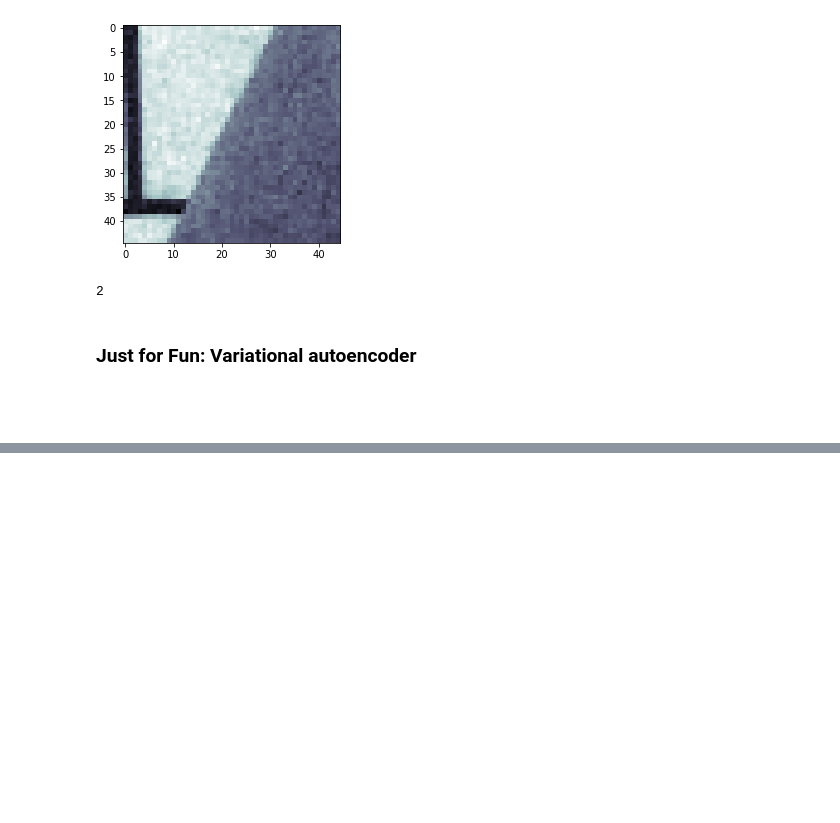
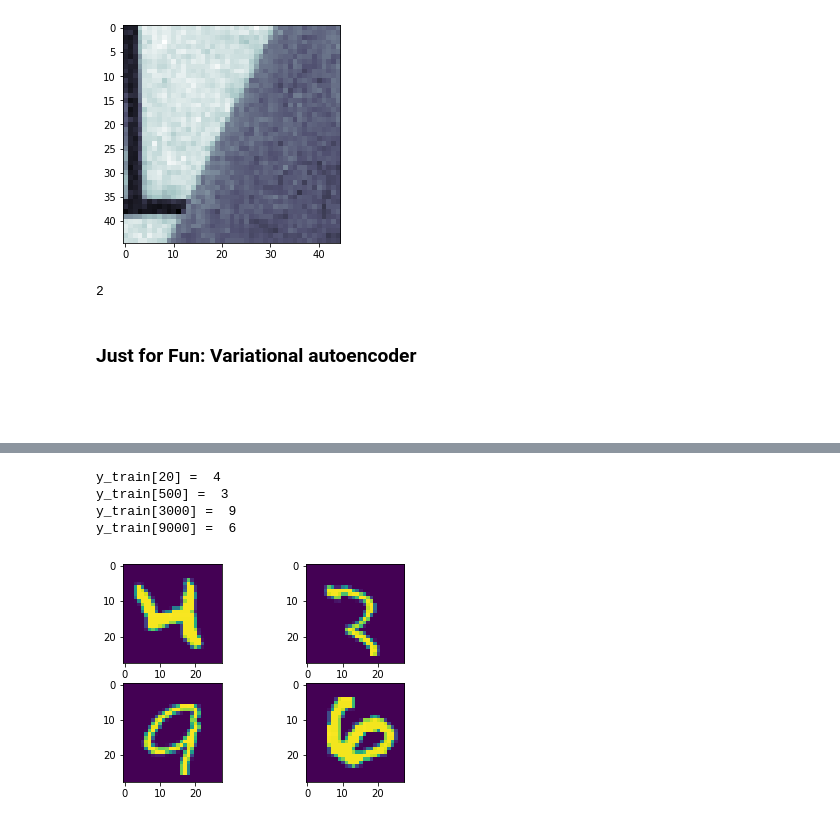
Before and after one commit to simonjuleseric2/Deep-learning-and-backtracking-sudoku, a Jupyter notebook: digit_generation&training.ipynb, the cells around one changed output, grey strips where cells are left out. Cells and saved outputs as stored; diff of their text form; code cells hidden in the pictures; blank space fills up the shorter version.

```diff
--- a/digit_generation&training.ipynb
+++ b/digit_generation&training.ipynb
@@ -1572,0 +1822,37 @@ plt.show()
+# %%
+(x_train, y_train), (x_test, y_test) = mnist.load_data()
+
+image_size = x_train.shape[1]
+# Only get some data to train and test
+train_len = 10000
+test_len = 1000
+x_train = np.reshape(x_train[:train_len], [-1, image_size, image_size, 1])
+x_test = np.reshape(x_test[:test_len], [-1, image_size, image_size, 1])
+x_train = x_train.astype('float32') / 255
+x_test = x_test.astype('float32') / 255
+y_test = y_test[:test_len]
+# %%
+x_train_show = x_train.reshape(-1,28,28)
+plt.figure(1)
+plt.subplot(221)
+plt.imshow(x_train_show[20])
+print('y_train[20] = ', y_train[20])
+
+plt.subplot(222)
+plt.imshow(x_train_show[500])
+print('y_train[500] = ', y_train[500])
+
+plt.subplot(223)
+plt.imshow(x_train_show[3000])
+print('y_train[3000] = ', y_train[3000])
+
+plt.subplot(224)
+plt.imshow(x_train_show[9000])
+print('y_train[9000] = ', y_train[9000])
+plt.show()
+# %% [output]
+y_train[20] =  4
+y_train[500] =  3
+y_train[3000] =  9
+y_train[9000] =  6
+[figure, added]
```
Also changed, not shown: parts of 34 cells of this notebook, 4 other files.
